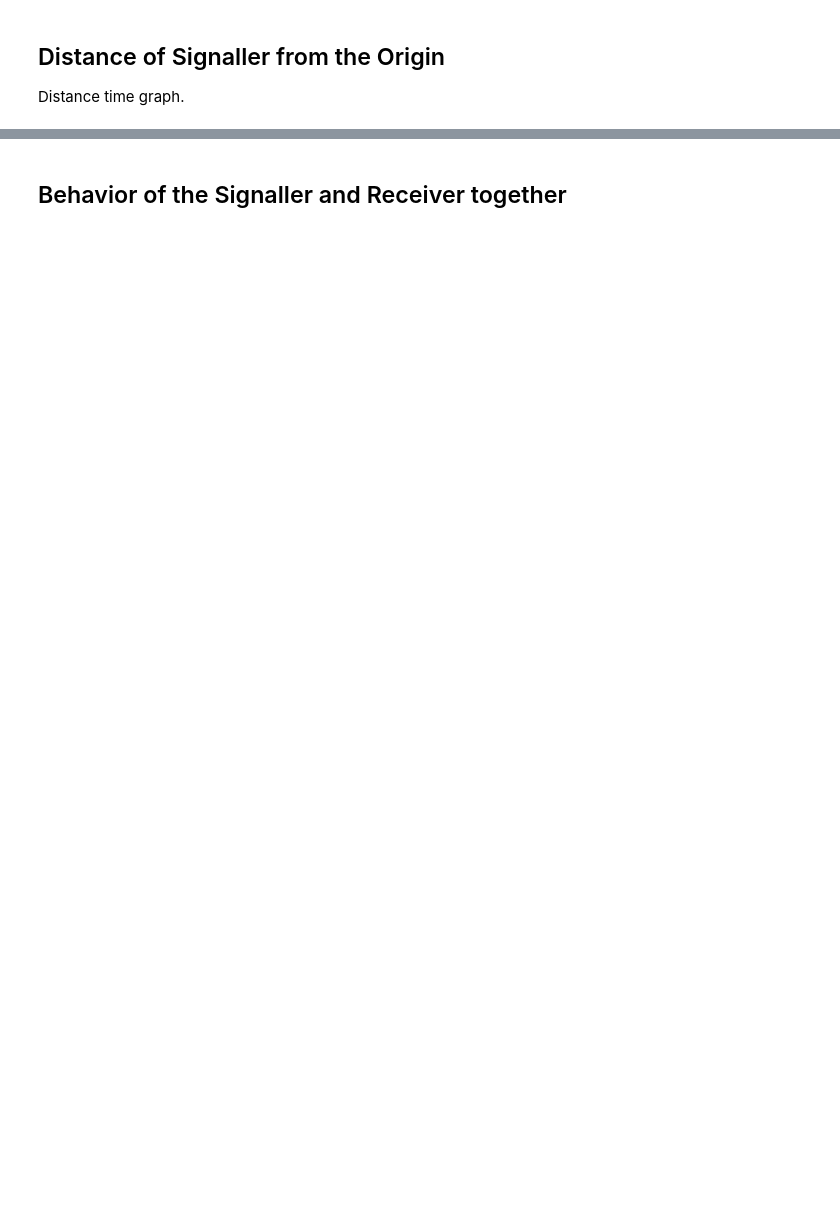
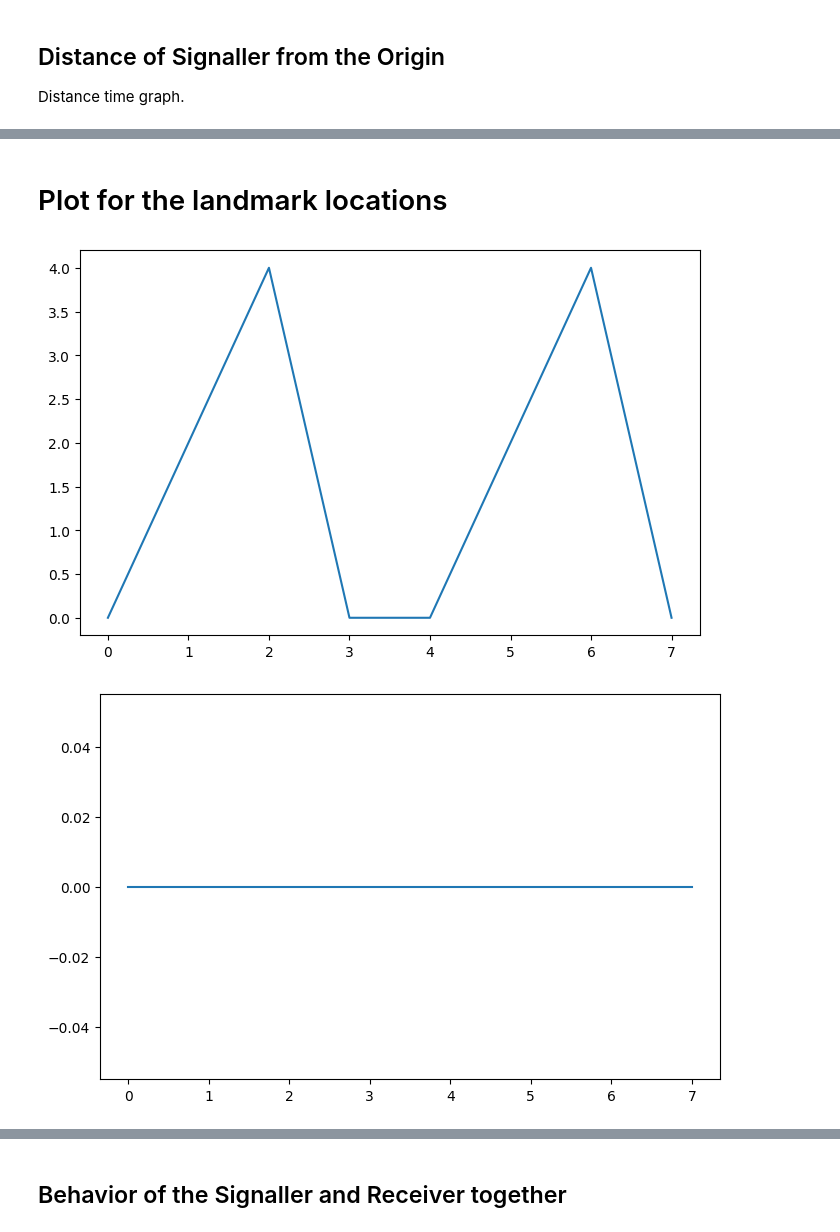
Before and after one commit to katiepambakianbris/BeeCommunication, a Jupyter notebook: analysis/Viz.ipynb, the cells around one changed output, grey strips where cells are left out. Cells and saved outputs as stored; diff of their text form; code cells hidden in the pictures; blank space fills up the shorter version.

```diff
--- a/analysis/Viz.ipynb
+++ b/analysis/Viz.ipynb
@@ -157,0 +173,30 @@ for env in envs:
+# %% [markdown]
+# Plot for the landmark locations
+# %%
+envs = [1,2,3]
+phases = [1,2,3]
+evols = [0]
+
+for env in envs:
+    plt.figure(figsize=(8,5))
+    for evol in evols:
+        landmark_phase1 = result_dir + f"landmark_location_{evol}_Env{env}_Phase1.dat"
+        landmark_phase2 = result_dir + f"landmark_location_{evol}_Env{env}_Phase2.dat"
+        landmark_phase3 = result_dir + f"landmark_location_{evol}_Env{env}_Phase3.dat"
+
+        files = [landmark_phase1, landmark_phase2, landmark_phase3]
+
+        combined = []
+        for fname in files:
+            combined.extend(read_first_line(fname))
+
+        # combine the files to make the y axis
+        y_receiver = [float(x) for x in combined]
+
+        # generate the x axis
+        x_receiver = range(0, len(combined))
+
+        plt.plot(x_receiver, y_receiver, label=f"Evol {evol}")
+# %% [output]
+[figure, added]
+[figure, added]
```
Also changed, not shown: parts of 7 cells of this notebook, 2 other files.
